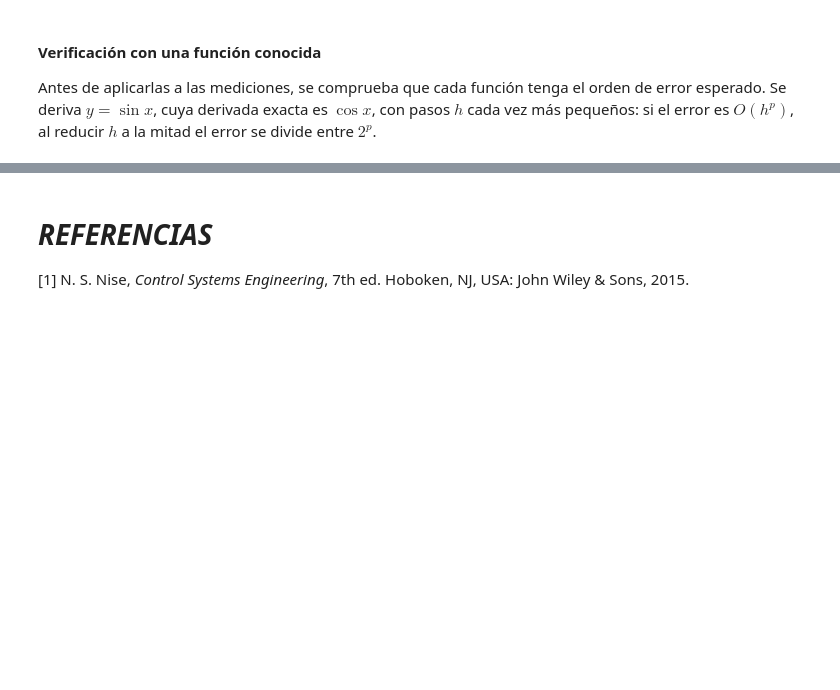
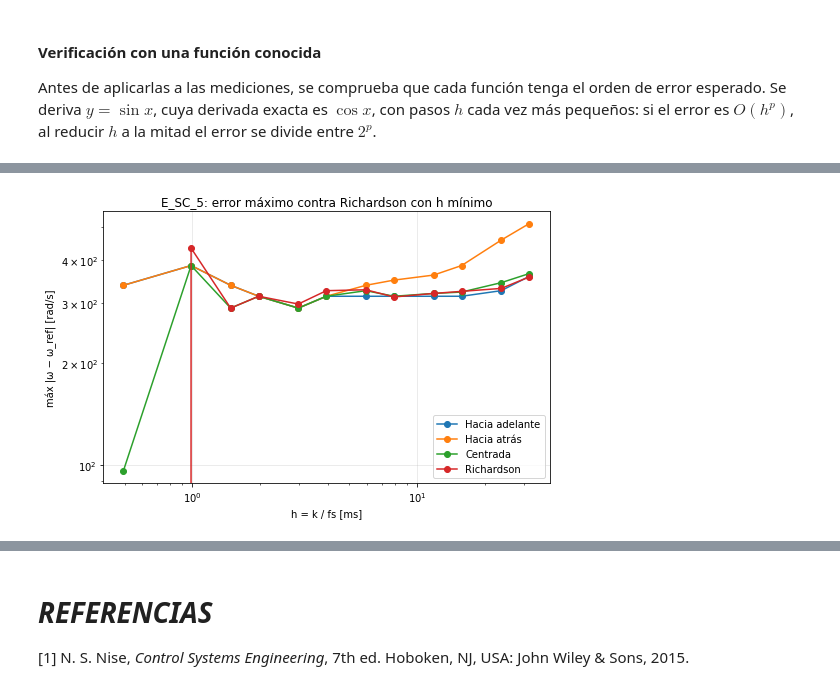
Before and after one commit to mariobet23440/Proyecto-3---M-todos-Num-ricos-1, a Jupyter notebook: Proyecto3MetodosNumericos.ipynb, the cells around one changed output, grey strips where cells are left out. Drawn from its saved outputs; the diff is of its cells as text; code cells hidden in the pictures; blank space fills up the shorter version.

```diff
--- a/Proyecto3MetodosNumericos.ipynb
+++ b/Proyecto3MetodosNumericos.ipynb
@@ -600,0 +663,24 @@ Por sí solo, un encoder de cuadratura permite
+# %%
+# =============================================================================
+#  CONFIGURACIÓN DE LA PARTE EXPERIMENTAL (derivación e integración)
+# -----------------------------------------------------------------------------
+#  Origen: cuaderno de Grettel y Deyler, celdas 6 y 8).
+#  Integrada a este cuaderno con ayuda de IA (Claude Sonnet 5.5, Anthropic).
+# =============================================================================
+from pathlib import Path
+
+import pandas as pd
+import matplotlib.pyplot as plt
+from IPython.display import display
+from scipy.interpolate import CubicSpline
+from scipy.integrate import simpson as simpson_scipy   # solo para verificar nuestro Simpson
+from numpy.polynomial.legendre import leggauss
+
+plt.rcParams.update({"figure.figsize": (10, 4.5), "axes.grid": True, "grid.alpha": 0.3})
+pd.set_option("display.float_format", lambda v: f"{v:.6g}")
+rng = np.random.default_rng(23586)       # semilla fija: los datos de demostración son reproducibles
+
+ARCHIVO   = Path("mediciones_motor_dc.xlsx")   # Excel con las hojas Parametros / Pruebas / Datos
+USAR_DEMO = None    # None = automático (demo si el Excel no tiene datos) | True = forzar demo | False = forzar Excel
+L_HENRY   = 2e-3    # inductancia del devanado [H]. No está en el Excel: medirla (LCR) o estimarla del transitorio de i(t)
+K_VENTANA = 5       # ventana (en muestras) para derivar la posición del encoder; se justifica en la sección 2.5
@@ -600,0 +1106,21 @@ Por sí solo, un encoder de cuadratura permite
+# %%
+# =============================================================================
+#  Error máximo de cada método de derivación contra Richardson con h mínimo
+# =============================================================================
+id_der = "E_SC_5" if "E_SC_5" in tests else list(tests)[0]
+d_d = tests[id_der]; t_d, th_d = d_d["t"].to_numpy(), d_d["theta"].to_numpy()
+fs_d = 1 / np.median(np.diff(t_d))
+w_ref = d_richardson(t_d, th_d, k=1)
+ks = np.array([1, 2, 3, 4, 6, 8, 12, 16, 24, 32, 48, 64])
+err = {m: [] for m in METODOS_DERIVACION}
+for k in ks:
+    for m, f_der in METODOS_DERIVACION.items():
+        w_k = f_der(t_d, th_d, k=int(k)); ok = np.isfinite(w_k) & np.isfinite(w_ref)
+        err[m].append(np.max(np.abs(w_k[ok] - w_ref[ok])))
+fig, ax = plt.subplots(figsize=(8, 5))
+for m in err:
+    ax.loglog(ks / fs_d * 1000, err[m], "o-", label=m)
+ax.set_xlabel("h = k / fs [ms]"); ax.set_ylabel("máx |ω − ω_ref| [rad/s]")
+ax.set_title(f"{id_der}: error máximo contra Richardson con h mínimo"); ax.legend(); plt.show()
+# %% [output]
+[figure, added]
```
Also changed, not shown: parts of 71 cells of this notebook, 48 other files.
